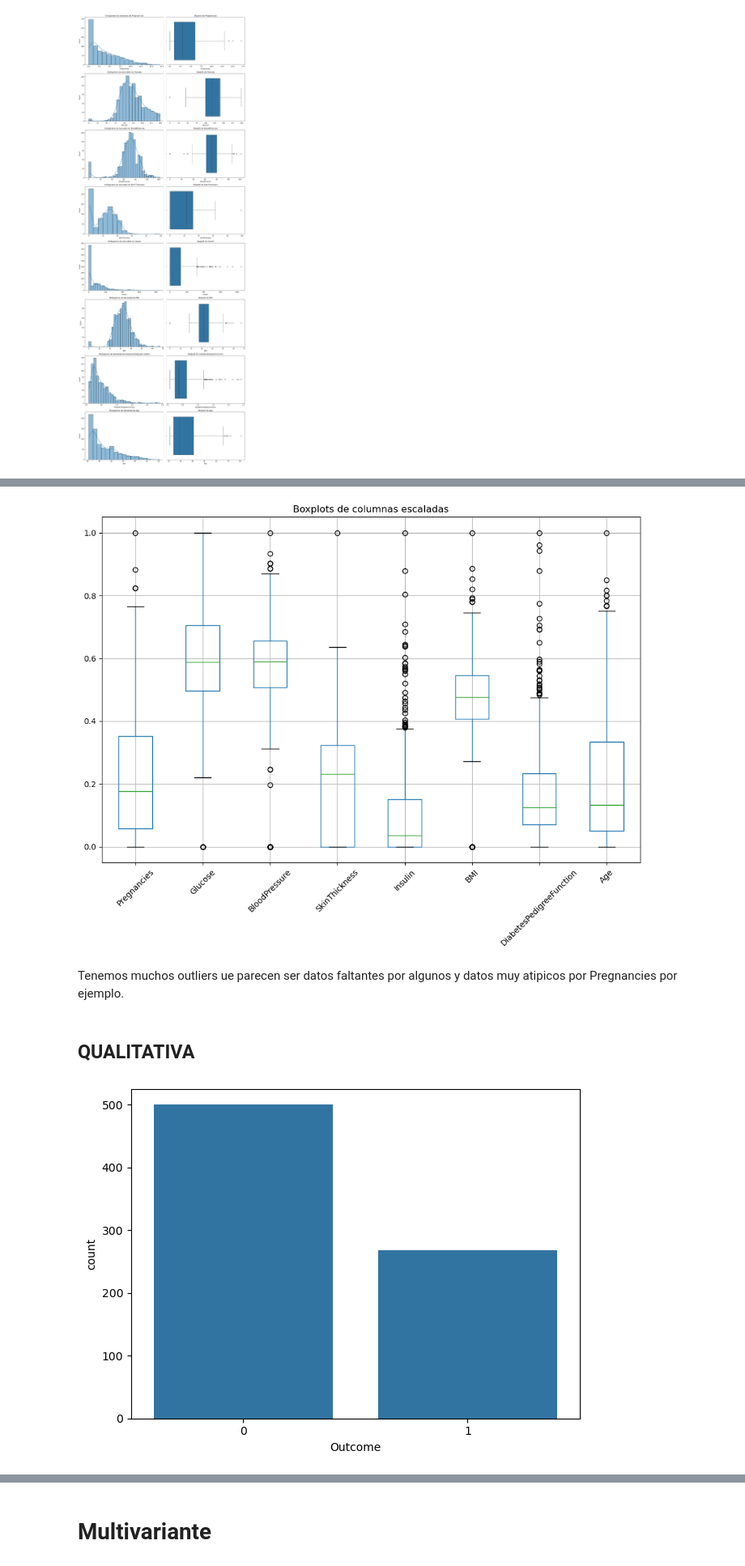
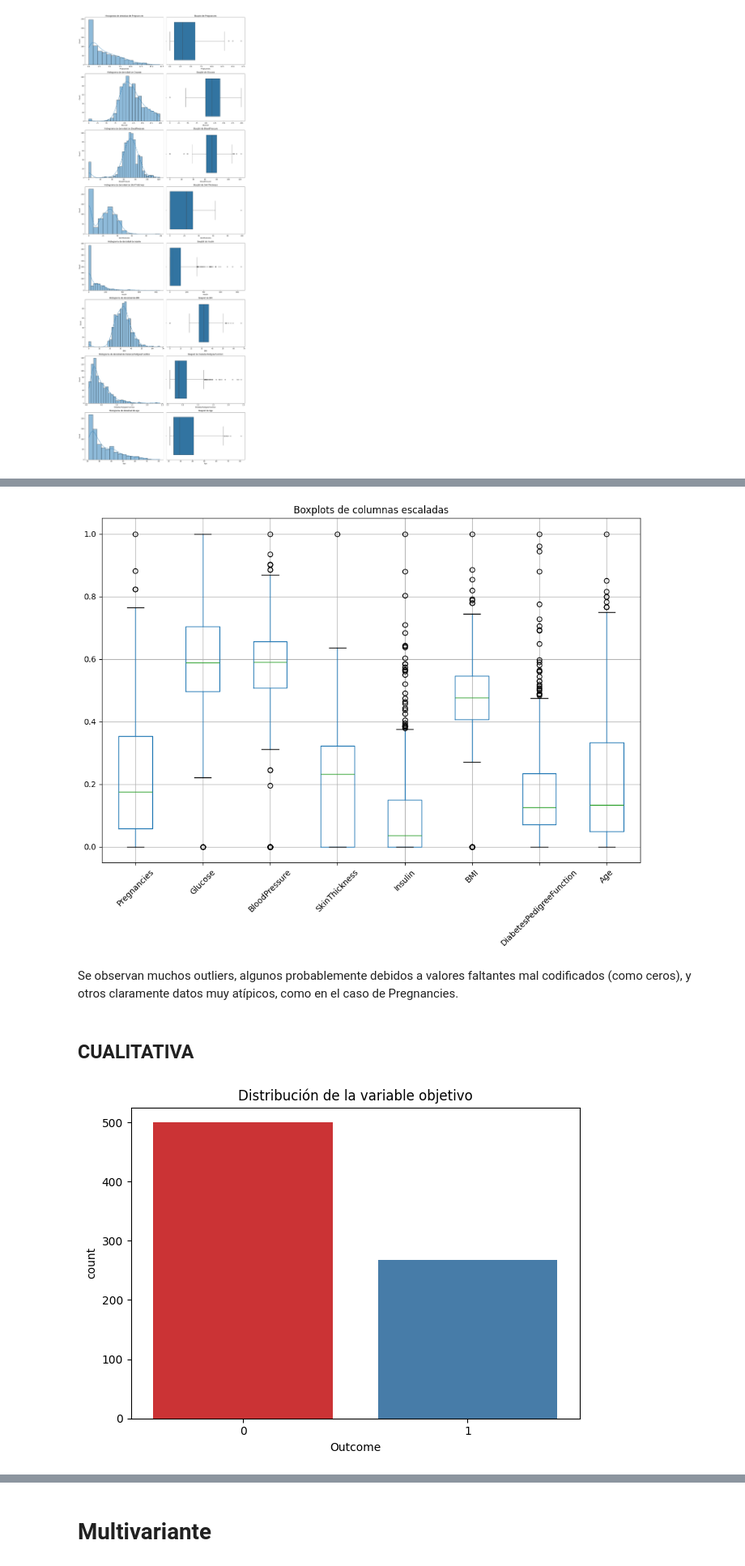
Before and after one commit to Amauryesic/Proyecto_ml, a Jupyter notebook: src/EDA.ipynb, the cells around one changed output, grey strips where cells are left out. Shown at 81% size. Cells and saved outputs as stored; diff of their text form; code cells hidden in the pictures.

```diff
--- a/src/EDA.ipynb
+++ b/src/EDA.ipynb
@@ -39,7 +39,8 @@ pd.set_option('display.max_rows', None)
 # %% [markdown]
 # Lectura de los datos
 # %%
-df_raw = pd.read_csv(r'..\data\IN\diabetes.csv')
+#df_raw = pd.read_csv(r'..\data\IN\diabetes.csv')
+df_raw = pd.read_csv(r'../data/IN/diabetes.csv')
 # %%
 df_init=df_raw.copy()
 # %%
@@ -207,14 +218,15 @@ plt.title('Boxplots de columnas escaladas')
 plt.tight_layout()
 plt.show()
 # %% [output]
-[figure, old version]
+[figure, new version]
-# %% [markdown]
-Tenemos muchos outliers ue parecen ser datos faltantes por algunos y datos muy atipicos por Pregnancies por ejemplo.
+# %% [markdown]
+Se observan muchos outliers, algunos probablemente debidos a valores faltantes mal codificados (como ceros), y otros claramente datos muy atípicos, como en el caso de Pregnancies.
 # %% [markdown]
-## QUALITATIVA
+## CUALITATIVA
 # %%
-sns.countplot(data=df_raw, x=df_raw["Outcome"], order=df_raw["Outcome"].value_counts().index)
+sns.countplot(data=df_raw, x=df_raw["Outcome"], order=df_raw["Outcome"].value_counts().index, palette="Set1")
+plt.title("Distribución de la variable objetivo")
 plt.tight_layout()
 plt.show()
 # %% [output]
-[figure, old version]
+[figure, new version]
```
Also changed, not shown: parts of 27 cells of this notebook, 2 other files.
